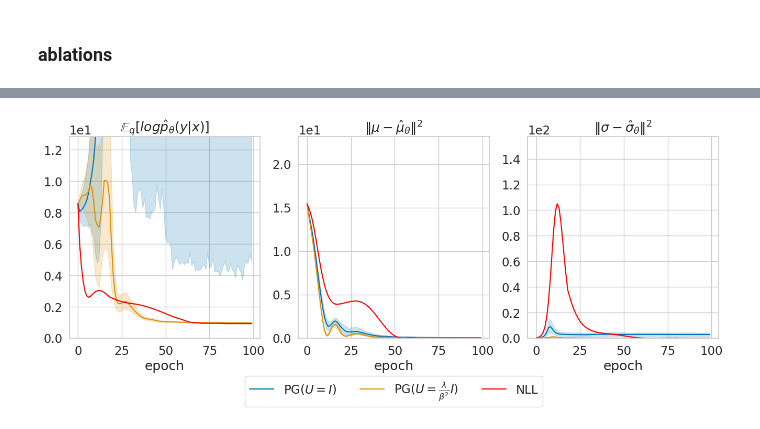
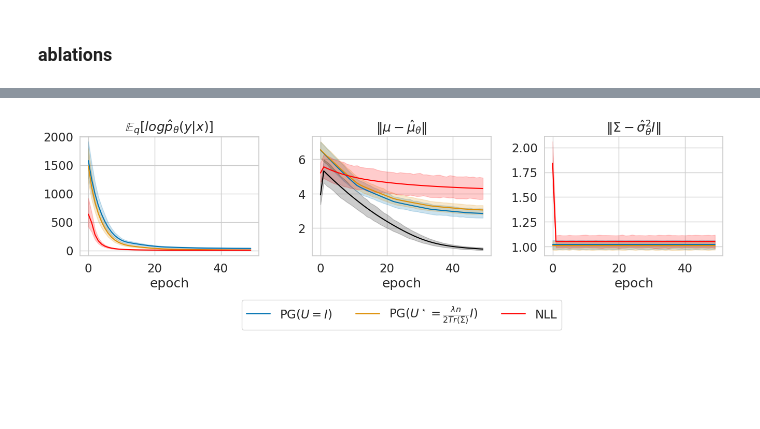
Before and after one commit to abenechehab/nll_to_po, a Jupyter notebook: notebook/linear_mean.ipynb, the cells around one changed output, grey strips where cells are left out. Cells and saved outputs as stored; diff of their text form; code cells hidden in the pictures; blank space fills up the shorter version.

```diff
--- a/notebook/linear_mean.ipynb
+++ b/notebook/linear_mean.ipynb
@@ -268,24 +336,28 @@ for loss_function in [L.MSE(), L.NLL()]:
     for exp_idx in range(n_experiments):
         if generate_new_params_per_exp:
             if single_point:
-                train_dataloader, val_dataloader, data_config = (
+                train_dataloader, val_dataloader, test_dataloader, data_config = (
                     generate_data_single_point(
                         input_dim=input_dim,
                         output_dim=output_dim,
                     )
                 )
             else:
-                train_dataloader, val_dataloader, data_config = generate_data_linear(
-                    input_dim=input_dim,
-                    output_dim=output_dim,
-                    train_size=train_size,
-                    val_size=val_size,
+                train_dataloader, val_dataloader, test_dataloader, data_config = (
+                    generate_data_linear(
+                        input_dim=input_dim,
+                        output_dim=output_dim,
+                        train_size=train_size,
+                        val_size=val_size,
+                        init_dist_n_samples=init_dist_n_samples,
+                    )
                 )
 
         config = {
             "fixed_logstd": fixed_logstd,
             "init_dist_loc": data_config["init_dist_loc"],
             "init_dist_scale": data_config["init_dist_scale"],
+            "init_dist_n_samples": data_config["init_dist_n_samples"],
             "learning_rate": learning_rate,
         }
 
@@ -294,8 +366,11 @@ for loss_function in [L.MSE(), L.NLL()]:
             loss_function=loss_function,
             train_dataloader=train_dataloader,
             val_dataloader=val_dataloader,
+            test_dataloader=test_dataloader,
             config=config,
             exp_idx=exp_idx,
             df_list=df_list,
+            n_updates=n_updates,
+            learning_rate=learning_rate,
         )
 # %% [output]
@@ -553,44 +568,53 @@ plot_ablation(
 # %%
-metric = "std_error"
-
 sub_df = df_all.copy()
-sub_df["entropy_weight"] = sub_df["entropy_weight"].astype("str")
+# sub_df["entropy_weight"] = sub_df["entropy_weight"].astype("str")
 
 metric_name = []
 metric_name.append(("NLL", r"$\mathbb{E}_q[log\hat{p}_\theta(y|x)]$"))
-metric_name.append(("mean_error", r"$\|\mu-\hat{\mu}_\theta\|^2$"))
-metric_name.append(("std_error", r"$\|\sigma-\hat{\sigma}_\theta\|^2$"))
+metric_name.append(("mean_error", r"$\|\mu-\hat{\mu}_\theta\|$"))
+metric_name.append(("std_error", r"$\|\Sigma-\hat{\sigma}^2_\theta I\|$"))
+# metric_name.append(("sigma_norm", r"$\|\hat{\sigma}^2_\theta\|$"))
+# metric_name.append(("reward_mean", r"$R_U$"))
 
-_, ax = plt.subplots(1, 3, figsize=(16, 5))
+_, ax = plt.subplots(1, len(metric_name), figsize=(16, 3), gridspec_kw=dict(wspace=0.3))
 for i, (metric, name) in enumerate(metric_name):
     sns.lineplot(
-        data=sub_df[sub_df["train_val"] == "train"].dropna(),
+        data=sub_df[sub_df["train_val"] == "val"],
         x="epoch",
         y=metric,
         hue="U",  # "entropy_weight",
         # style="U",
         ax=ax[i],
         legend=False if i > 0 else True,
     )
     sns.lineplot(
         data=sub_df[sub_df["loss_type"] == "NLL"],
         x="epoch",
         y=metric,
         ax=ax[i],
         color="red",
         label="NLL" if i == 0 else None,
     )
-    max_for_lim = sub_df[sub_df["loss_type"] == "NLL"][metric].max()
-    ax[i].set_ylim(
-        min(sub_df[sub_df["loss_type"] == "NLL"][metric].min(), 0.0),
-        max_for_lim + max_for_lim / 2,
-    )
+    if metric == "mean_error":
+        sns.lineplot(
+            data=sub_df[sub_df["loss_type"] == "MSE"],
+            x="epoch",
+            y=metric,
+            ax=ax[i],
+            color="black",
+            label="MSE" if i == 0 else None,
+        )
+    # if metric != "reward_mean":
+    #     max_for_lim = sub_df[sub_df["loss_type"] == "NLL"][metric].max()
+    #     ax[i].set_ylim(
+    #         min(sub_df[sub_df["loss_type"] == "NLL"][metric].min(), 0.0),
+    #         max_for_lim + max_for_lim / 2,
+    #     )
     ax[i].set_ylabel(None)
     ax[i].set_title(name)
-    ax[i].ticklabel_format(axis="y", style="sci", scilimits=(0, 1))
-ax[0].legend(bbox_to_anchor=(1.7, -0.37), loc="lower center", ncol=3)
-# ax[0].legend(bbox_to_anchor=(1.73, 1.03))
+    # ax[i].ticklabel_format(axis="y", style="sci", scilimits=(0, 1))
+ax[0].legend(bbox_to_anchor=(1.8, -0.67), loc="lower center", ncol=3)
 # plt.savefig("../figures/toy_avg.pdf", bbox_inches="tight")
 plt.show()
 # %% [output]
-[figure, old version]
+[figure, new version]
```
Also changed, not shown: parts of 12 cells of this notebook.
